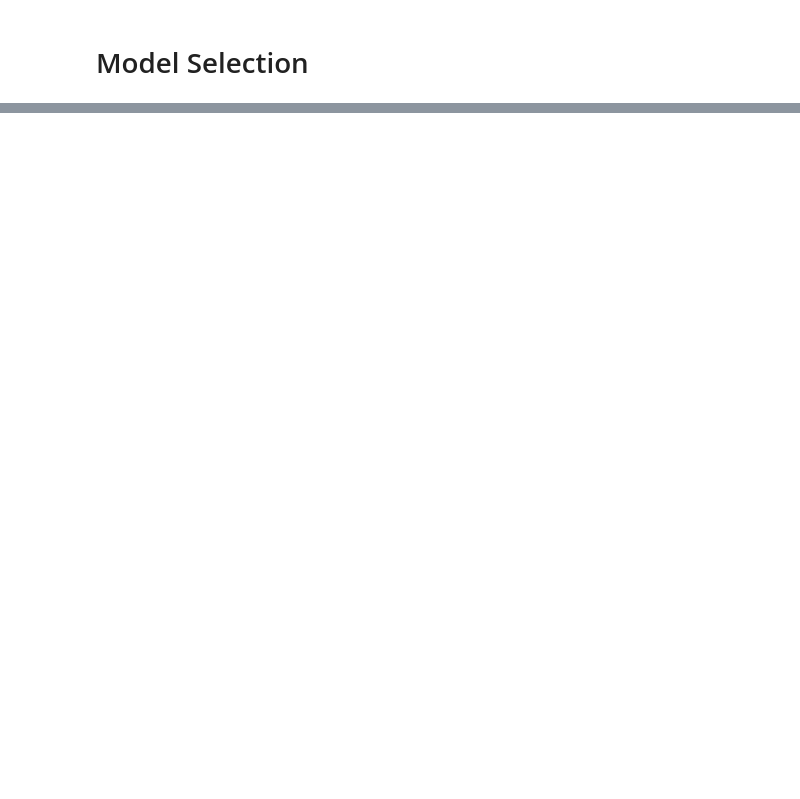
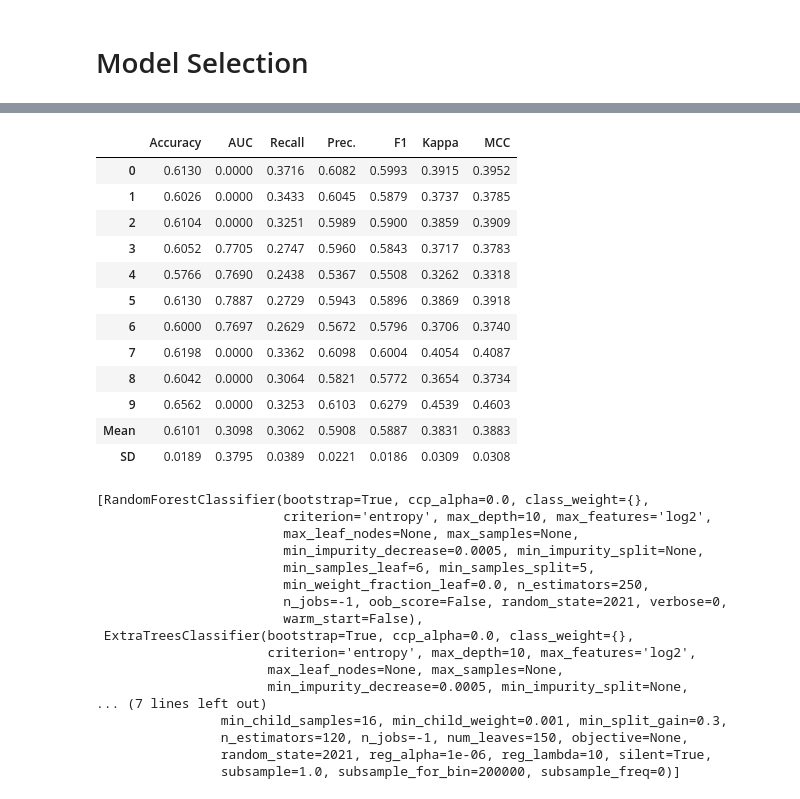
Before and after one commit to inrap8206/Dacon, a Jupyter notebook: [데이콘]와인품질분류.ipynb, the cells around one changed output, grey strips where cells are left out. Saved outputs shown, nothing was run; the diff lists cells and outputs as text; code cells hidden in the pictures; blank space fills up the shorter version.

```diff
--- a/[데이콘]와인품질분류.ipynb
+++ b/[데이콘]와인품질분류.ipynb
@@ -112,0 +155,34 @@ model_test.sort_values('score')
+# %%
+tuned_best_3 = [tune_model(i) for i in best_3]
+tuned_best_3
+# %% [output]
+|  | Accuracy | AUC | Recall | Prec. | F1 | Kappa | MCC |
+| 0 | 0.6130 | 0.0000 | 0.3716 | 0.6082 | 0.5993 | 0.3915 | 0.3952 |
+| 1 | 0.6026 | 0.0000 | 0.3433 | 0.6045 | 0.5879 | 0.3737 | 0.3785 |
+| 2 | 0.6104 | 0.0000 | 0.3251 | 0.5989 | 0.5900 | 0.3859 | 0.3909 |
+| 3 | 0.6052 | 0.7705 | 0.2747 | 0.5960 | 0.5843 | 0.3717 | 0.3783 |
+| 4 | 0.5766 | 0.7690 | 0.2438 | 0.5367 | 0.5508 | 0.3262 | 0.3318 |
+| 5 | 0.6130 | 0.7887 | 0.2729 | 0.5943 | 0.5896 | 0.3869 | 0.3918 |
+| 6 | 0.6000 | 0.7697 | 0.2629 | 0.5672 | 0.5796 | 0.3706 | 0.3740 |
+| 7 | 0.6198 | 0.0000 | 0.3362 | 0.6098 | 0.6004 | 0.4054 | 0.4087 |
+| 8 | 0.6042 | 0.0000 | 0.3064 | 0.5821 | 0.5772 | 0.3654 | 0.3734 |
+| 9 | 0.6562 | 0.0000 | 0.3253 | 0.6103 | 0.6279 | 0.4539 | 0.4603 |
+| Mean | 0.6101 | 0.3098 | 0.3062 | 0.5908 | 0.5887 | 0.3831 | 0.3883 |
+| SD | 0.0189 | 0.3795 | 0.0389 | 0.0221 | 0.0186 | 0.0309 | 0.0308 |
+[RandomForestClassifier(bootstrap=True, ccp_alpha=0.0, class_weight={},
+                        criterion='entropy', max_depth=10, max_features='log2',
+                        max_leaf_nodes=None, max_samples=None,
+                        min_impurity_decrease=0.0005, min_impurity_split=None,
+                        min_samples_leaf=6, min_samples_split=5,
+                        min_weight_fraction_leaf=0.0, n_estimators=250,
+                        n_jobs=-1, oob_score=False, random_state=2021, verbose=0,
+                        warm_start=False),
+ ExtraTreesClassifier(bootstrap=True, ccp_alpha=0.0, class_weight={},
+                      criterion='entropy', max_depth=10, max_features='log2',
+                      max_leaf_nodes=None, max_samples=None,
+                      min_impurity_decrease=0.0005, min_impurity_split=None,
+... (7 lines left out)
+                min_child_samples=16, min_child_weight=0.001, min_split_gain=0.3,
+                n_estimators=120, n_jobs=-1, num_leaves=150, objective=None,
+                random_state=2021, reg_alpha=1e-06, reg_lambda=10, silent=True,
+                subsample=1.0, subsample_for_bin=200000, subsample_freq=0)]
```
Also changed, not shown: parts of 12 cells of this notebook.
